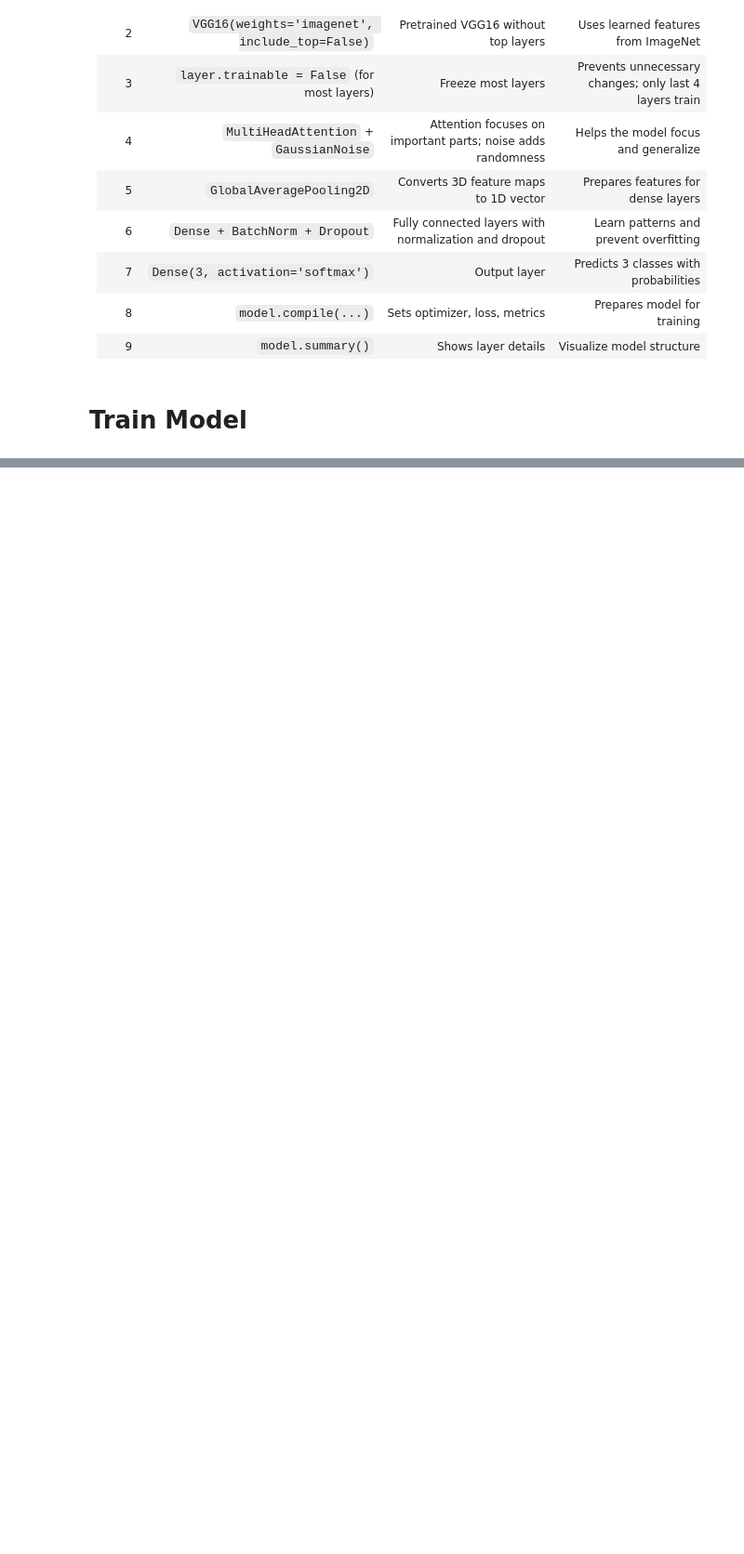
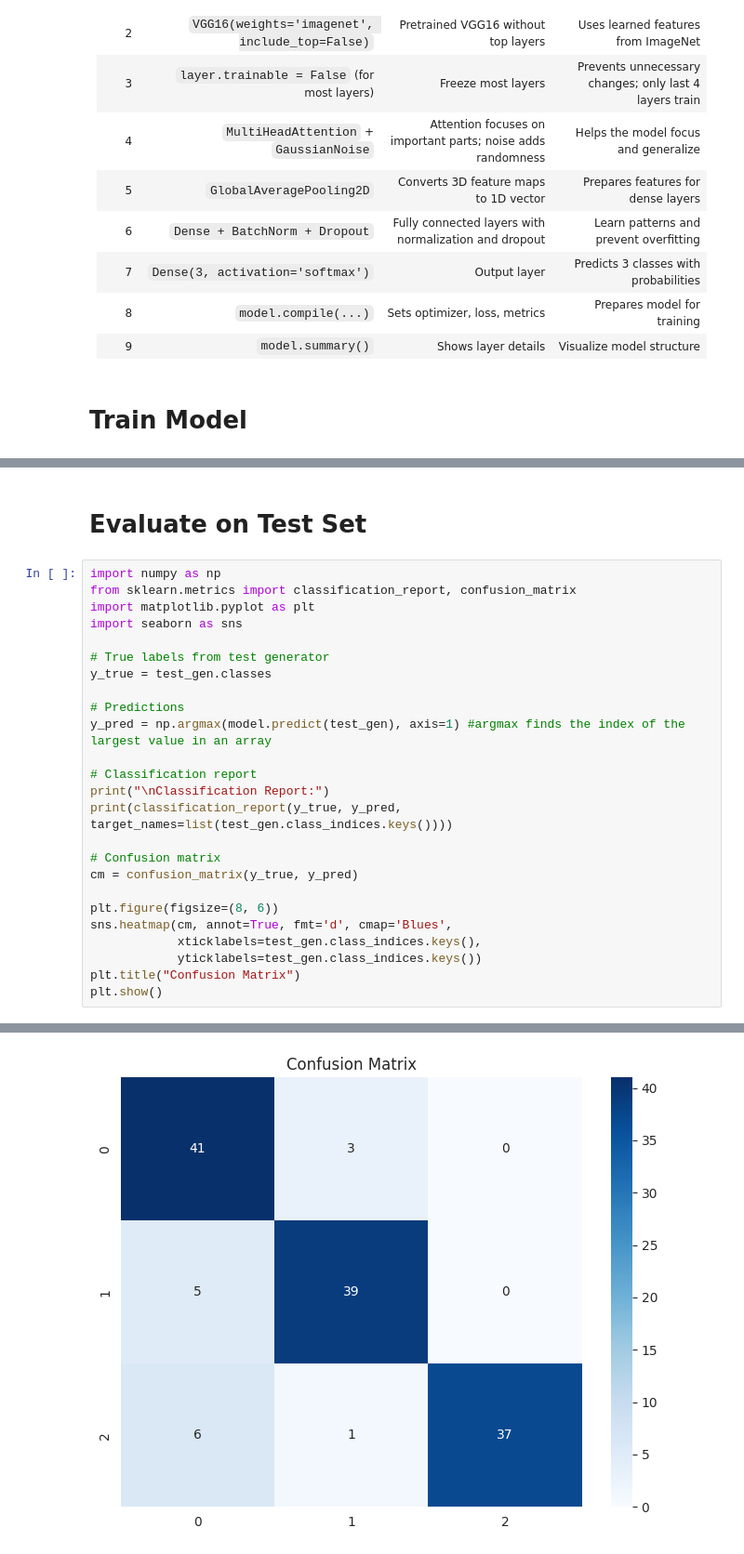
Before and after one commit to samiha-mahin/An-Image-Processing-Repo, a Jupyter notebook: Breast_Cancer_Classification.ipynb, the cells around one changed output, grey strips where cells are left out. Shown at 93% size. Cells and saved outputs as stored; diff of their text form; blank space fills up the shorter version.

```diff
--- a/Breast_Cancer_Classification.ipynb
+++ b/Breast_Cancer_Classification.ipynb
@@ -310,0 +340,28 @@ Epoch 1/15
+# %% [markdown]
+# **Evaluate on Test Set**
+# %%
+import numpy as np
+from sklearn.metrics import classification_report, confusion_matrix
+import matplotlib.pyplot as plt
+import seaborn as sns
+
+# True labels from test generator
+y_true = test_gen.classes
+
+# Predictions
+y_pred = np.argmax(model.predict(test_gen), axis=1) #argmax finds the index of the largest value in an array
+
+# Classification report
+print("\nClassification Report:")
+print(classification_report(y_true, y_pred, target_names=list(test_gen.class_indices.keys())))
+
+# Confusion matrix
+cm = confusion_matrix(y_true, y_pred)
+
+plt.figure(figsize=(8, 6))
+sns.heatmap(cm, annot=True, fmt='d', cmap='Blues',
+            xticklabels=test_gen.class_indices.keys(),
+            yticklabels=test_gen.class_indices.keys())
+plt.title("Confusion Matrix")
+plt.show()
+# %% [output]
@@ -310,0 +380 @@ Epoch 1/15
+[figure, added]
```
Also changed, not shown: parts of 8 cells of this notebook.
